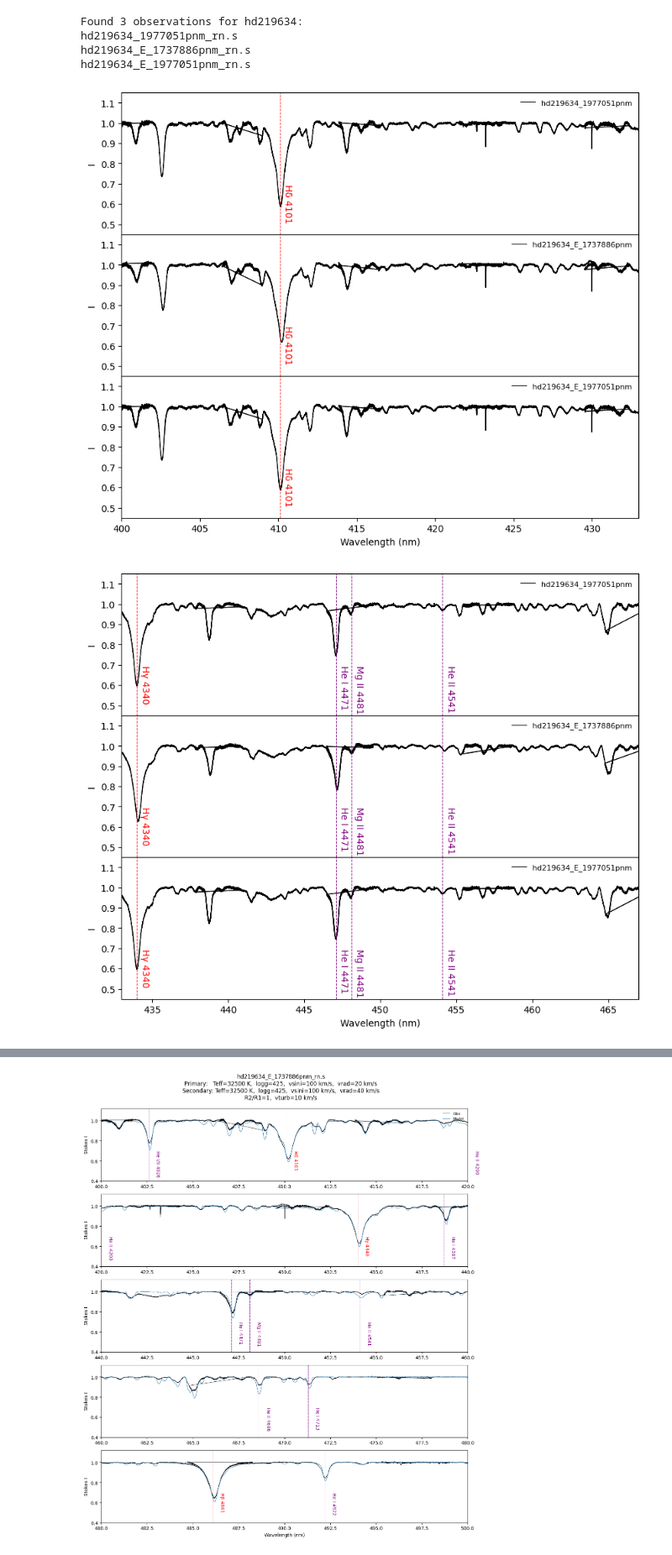
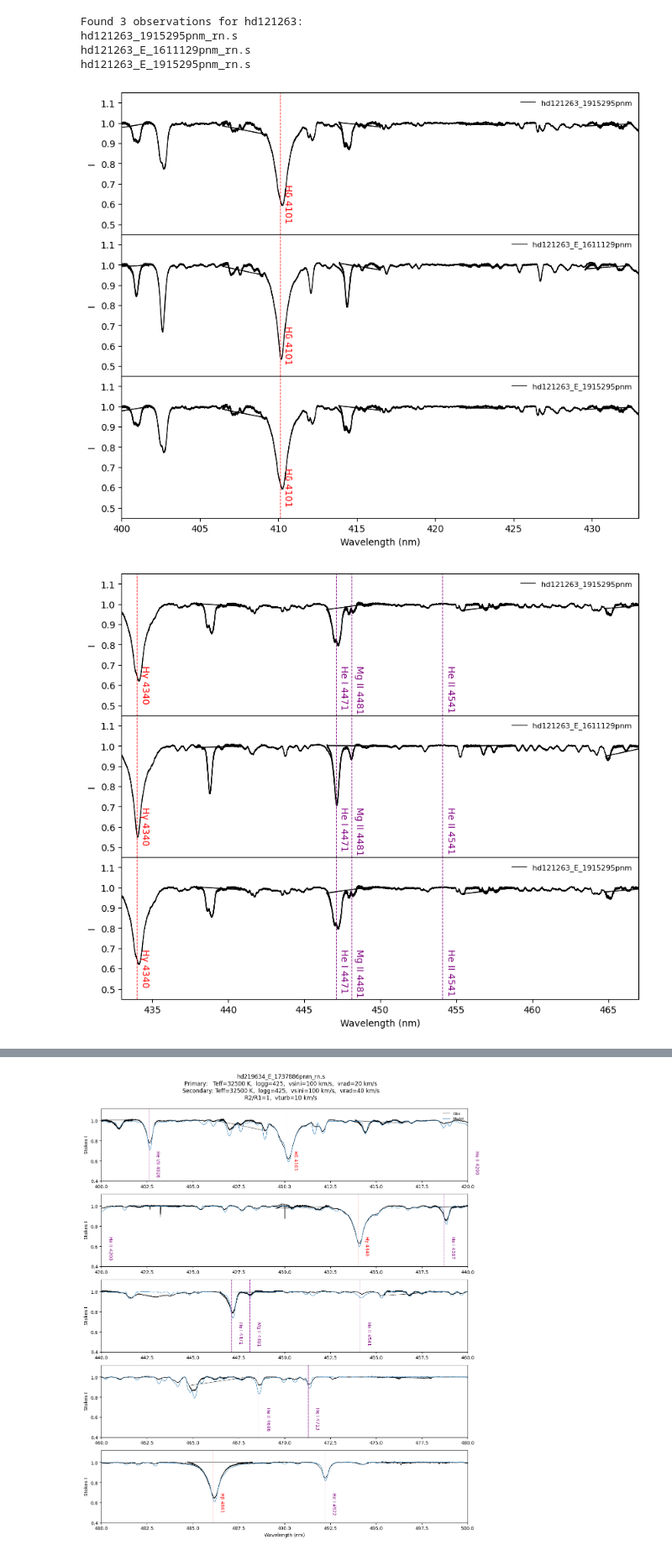
Before and after one commit to AaaaaaalexLi/AlexLiResearch, a Jupyter notebook: Binamics/Sort_Multiple_Obs.ipynb, the cells around one changed output, grey strips where cells are left out. Shown at 84% size. Drawn from its saved outputs; the diff is of its cells as text; code cells hidden in the pictures.

```diff
--- a/Binamics/Sort_Multiple_Obs.ipynb
+++ b/Binamics/Sort_Multiple_Obs.ipynb
@@ -110,7 +105,7 @@ c:\Users\alex\Documents\GitHub\BStarMiMeS\.venv\Scripts\python.exe
 
 obs_folder = Path(r"G:\Shared drives\BinamicsOstars\DataFromEve\spectra_tovero")
 
-hd = "hd219634"      # Change this to whichever star you want
+hd = "hd121263"      # Change this to whichever star you want
 
 obs = sorted([f.name for f in obs_folder.glob(f"{hd}*.s")])
 
@@ -159,36 +154,36 @@ for xmin, xmax in windows:
 
         ax[i].plot(spec.wl, spec.specI, lw=0.8, color="black")
 
         ax[i].set_xlim(xmin, xmax)
         ax[i].set_ylim(0.45, 1.15)
 
         ax[i].set_ylabel("I")
         label = filename.replace("_rn.s", "")
         ax[i].plot(spec.wl, spec.specI, lw=0.8, color="black", label=label)
         ax[i].legend(loc="upper right", fontsize=8, frameon=False)
         # Hydrogen lines
         for wl, label in lines_H:
             if xmin <= wl <= xmax:
                 ax[i].axvline(wl,color='red', ls='--',lw=0.7)
 
                 ax[i].text(wl + 0.5,0.70,label,color='red',fontsize=10,rotation=-90,
                         ha='center',va='top')
         # Helium / metal lines
         for wl, label in lines_He:
             if xmin <= wl <= xmax:
                 ax[i].axvline(wl,color='purple',ls='--',lw=0.7)
                 ax[i].text(wl + 0.5,0.70,label,color='purple',fontsize=10,rotation=-90,
                         ha='center',va='top')
 
 
 
     ax[-1].set_xlabel("Wavelength (nm)")
     fig.subplots_adjust(hspace=0, top=0.93, bottom=0.08)
     plt.show()
 # %% [output]
-Found 3 observations for hd219634:
-hd219634_1977051pnm_rn.s
-hd219634_E_1737886pnm_rn.s
-hd219634_E_1977051pnm_rn.s
+Found 3 observations for hd121263:
+hd121263_1915295pnm_rn.s
+hd121263_E_1611129pnm_rn.s
+hd121263_E_1915295pnm_rn.s
-[figure, old version]
+[figure, new version]
-[figure, old version]
+[figure, new version]
```
Also changed, not shown: parts of 5 cells of this notebook, 3 other files.
